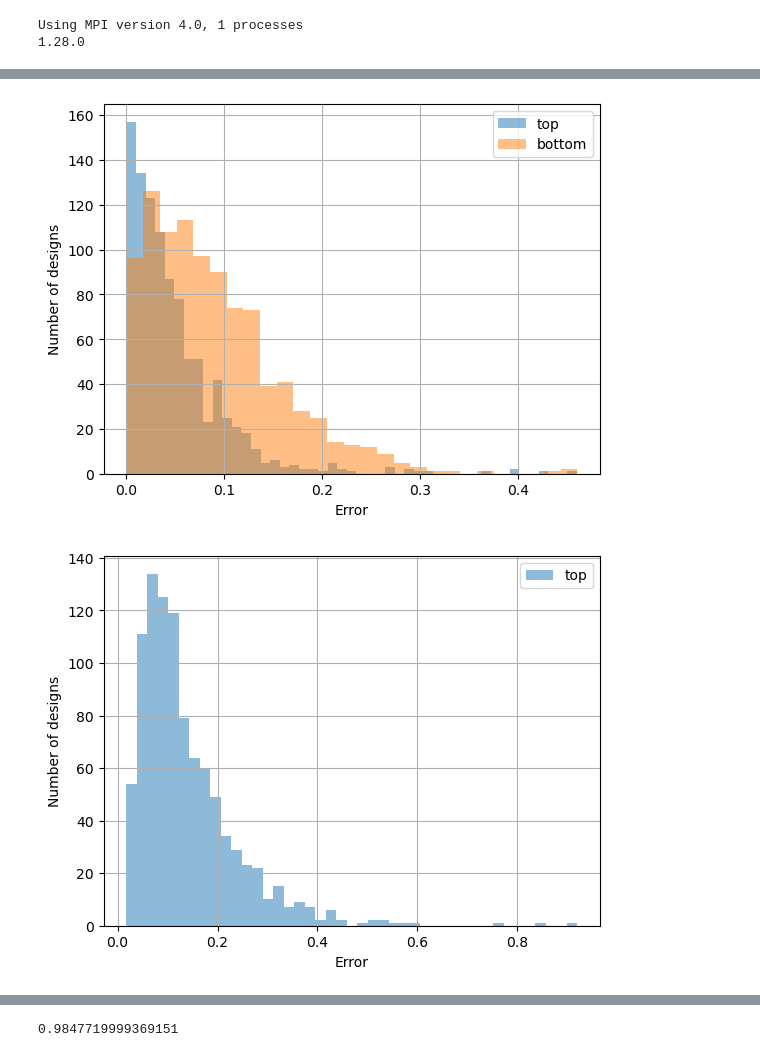
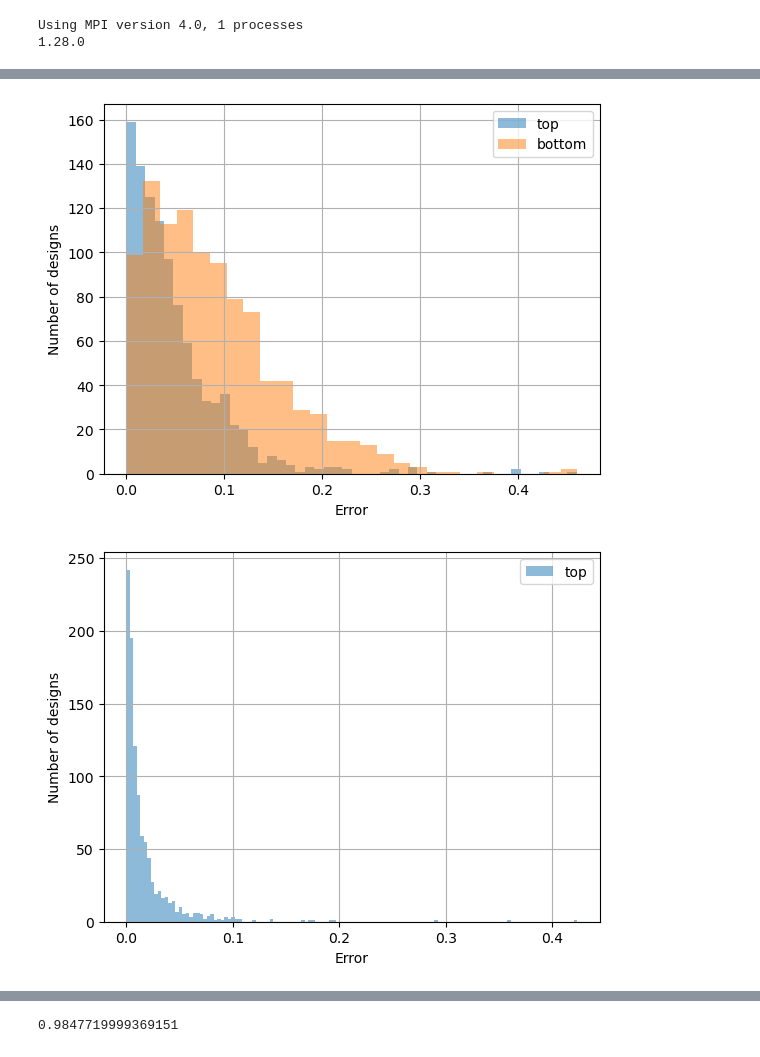
Before and after one commit to satadrudas/Nanophotonic_Design_Optimization_Using_Ising_Machine, a Jupyter notebook: MEEP codes/DC_2D_Dataset_generation/generated_design_verification.ipynb, the cells around one changed output, grey strips where cells are left out. Saved outputs shown, nothing was run; the diff lists cells and outputs as text; code cells hidden in the pictures.

```diff
--- a/MEEP codes/DC_2D_Dataset_generation/generated_design_verification.ipynb
+++ b/MEEP codes/DC_2D_Dataset_generation/generated_design_verification.ipynb
@@ -198,15 +198,17 @@ def mapping(x: np.ndarray, eta: float, beta: float) -> np.ndarray:
         return projected_field.flatten()
 # %%
 dc_dataset=[]
-tot = 972
+tot = 1016
 fom = []
 top=[]
 bot=[]
 idx=[]
+dess=[]
 mean_dist=np.zeros((400,200))
 for i in range(tot):
     des = np.load("optimized_designs/design_data"+str(i+1)+".npy" ,allow_pickle=True)
     dc_dataset.append(des)
+    dess.append(des[0])
     mean_dist = mean_dist + des[0]
     fom.append(des[6][-1])
     top.append(des[9])
@@ -218,6 +220,8 @@ for i in range(tot):
 
 mean_dist= mean_dist/tot
 fom = np.array(fom)
+dess = np.array(dess)
+
 dc_dataset=np.array(dc_dataset)
 top=np.array(top)
 bot=np.array(bot)
@@ -267,14 +284,14 @@ plt.ylabel('Number of designs')
 plt.legend()
 plt.show()
 # %% [output]
-[figure, old version]
+[figure, new version]
 # %%
-plt.hist(np.abs(top[:,2]-0.5)+np.abs(bot[:,2]-0.5),label='top',alpha=0.5,bins='auto')
+plt.hist(np.square(top[:,2]-0.5)+np.square(bot[:,2]-0.5),label='top',alpha=0.5,bins='auto')
 
 plt.grid(True)
 plt.xlabel('Error')
 plt.ylabel('Number of designs')
 plt.legend()
 plt.show()
 # %% [output]
-[figure, old version]
+[figure, new version]
```
Also changed, not shown: parts of 17 cells of this notebook.
